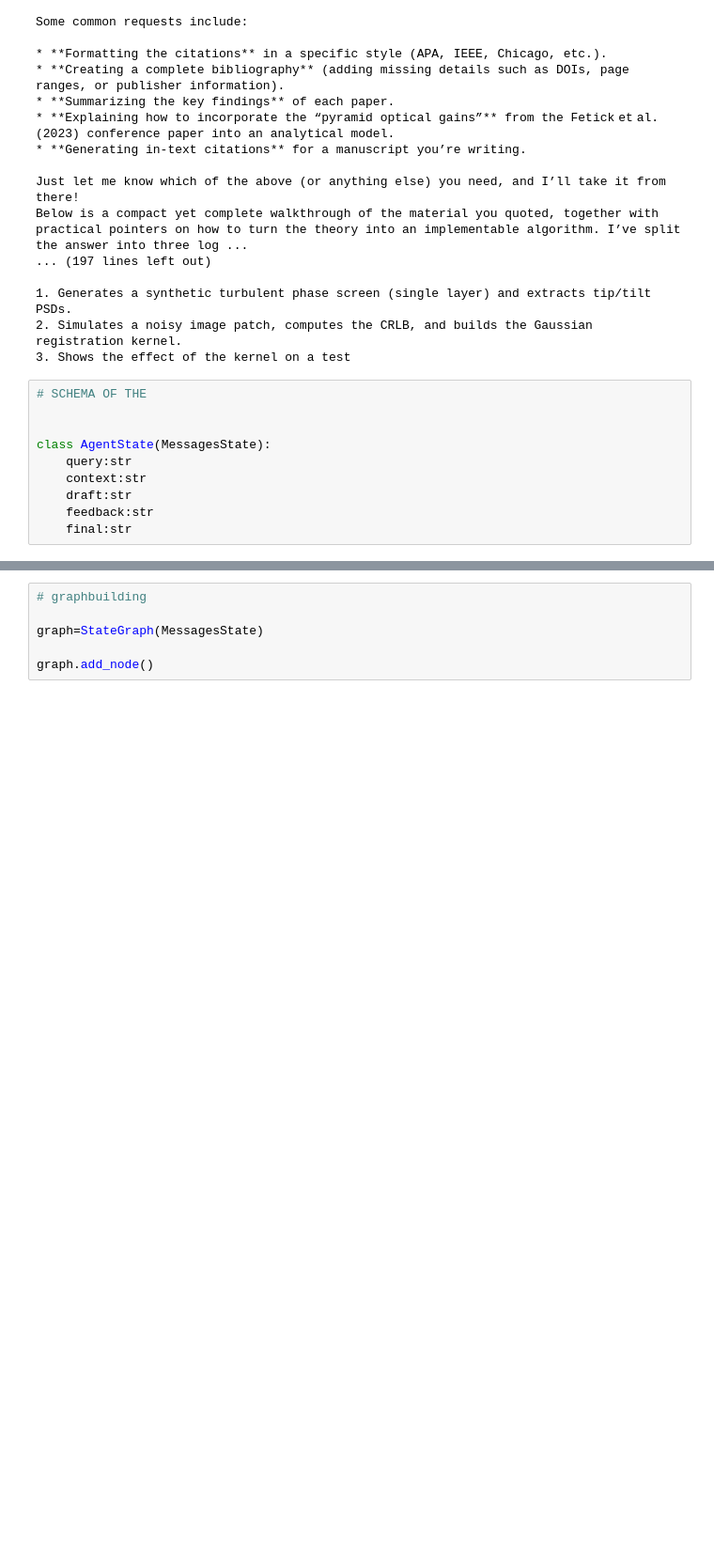
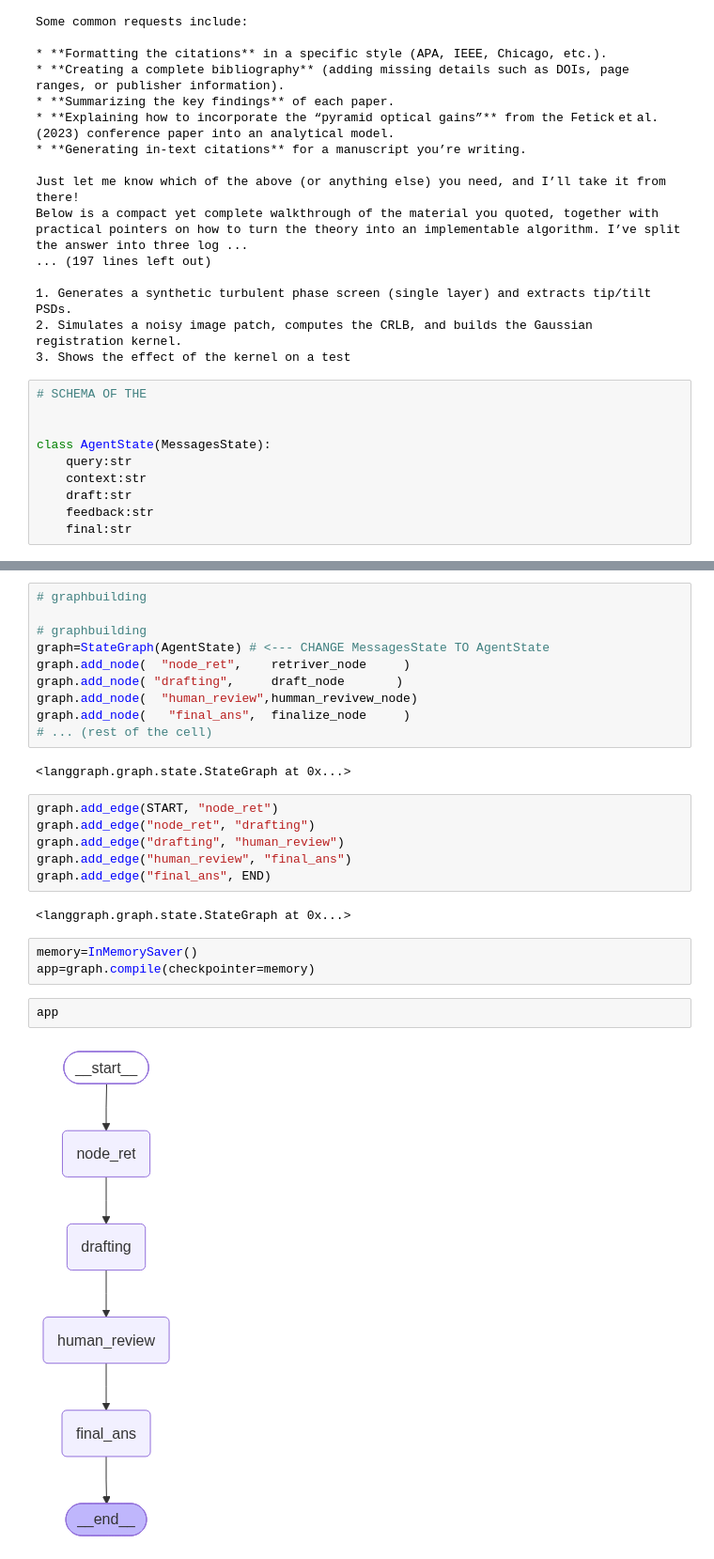
Before and after one commit to malik09-teach/LANG_GRAPH-BOTS-AND-AGENTS, a Jupyter notebook: src/lang_graph_bots_and_agents/PROJECTS/RAG-ASTRA-LANGGRAPH-SMITH/testing.ipynb, the cells around one changed output, grey strips where cells are left out. Shown at 94% size. Drawn from its saved outputs; the diff is of its cells as text; blank space fills up the shorter version.

```diff
--- a/src/lang_graph_bots_and_agents/PROJECTS/RAG-ASTRA-LANGGRAPH-SMITH/testing.ipynb
+++ b/src/lang_graph_bots_and_agents/PROJECTS/RAG-ASTRA-LANGGRAPH-SMITH/testing.ipynb
@@ -178,6 +212,27 @@ def finalize_node(state:MessagesState):
 # %%
 # graphbuilding
 
-graph=StateGraph(MessagesState)
-
-graph.add_node()
+# graphbuilding
+graph=StateGraph(AgentState) # <--- CHANGE MessagesState TO AgentState
+graph.add_node(  "node_ret",    retriver_node     )
+graph.add_node( "drafting",     draft_node       )
+graph.add_node(  "human_review",humman_revivew_node)
+graph.add_node(   "final_ans",  finalize_node     )
+# ... (rest of the cell)
+# %% [output]
+<langgraph.graph.state.StateGraph at 0x...>
+# %%
+graph.add_edge(START, "node_ret")
+graph.add_edge("node_ret", "drafting")
+graph.add_edge("drafting", "human_review")
+graph.add_edge("human_review", "final_ans")
+graph.add_edge("final_ans", END)
+# %% [output]
+<langgraph.graph.state.StateGraph at 0x...>
+# %%
+memory=InMemorySaver()
+app=graph.compile(checkpointer=memory)
+# %%
+app
+# %% [output]
+[figure, added]
```
Also changed, not shown: parts of 4 cells of this notebook.
